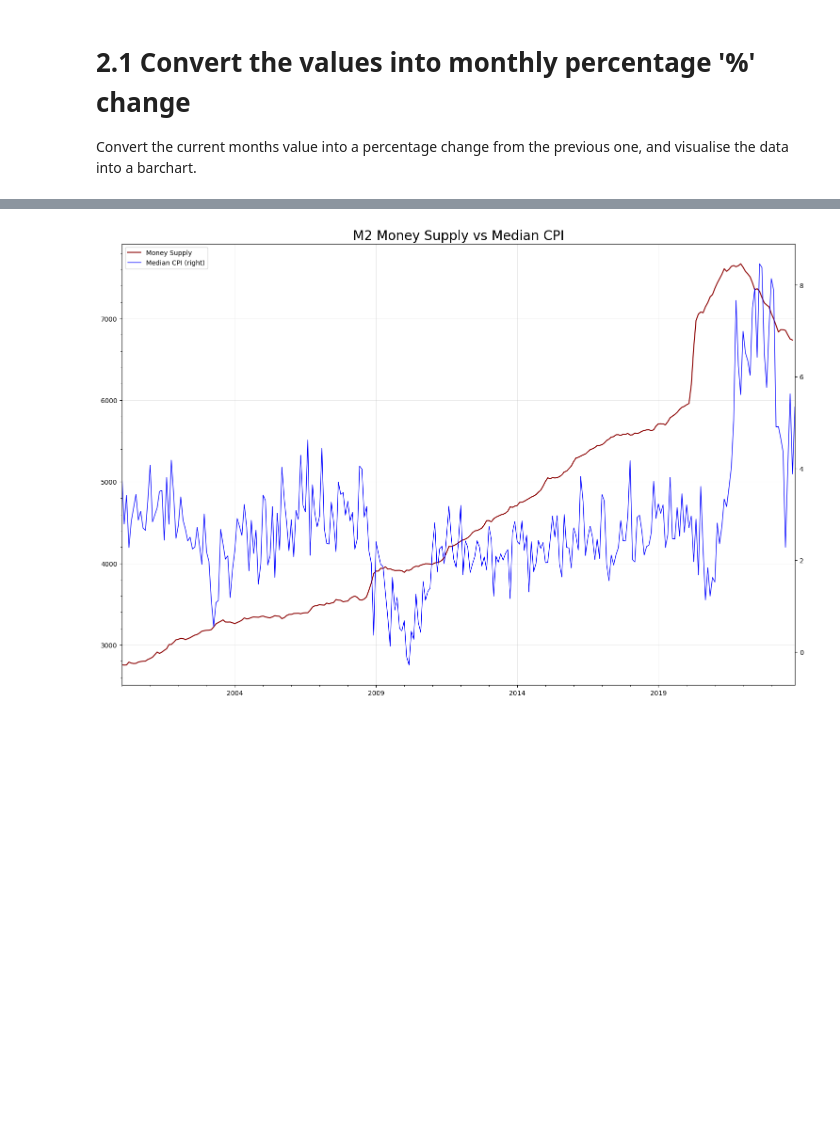
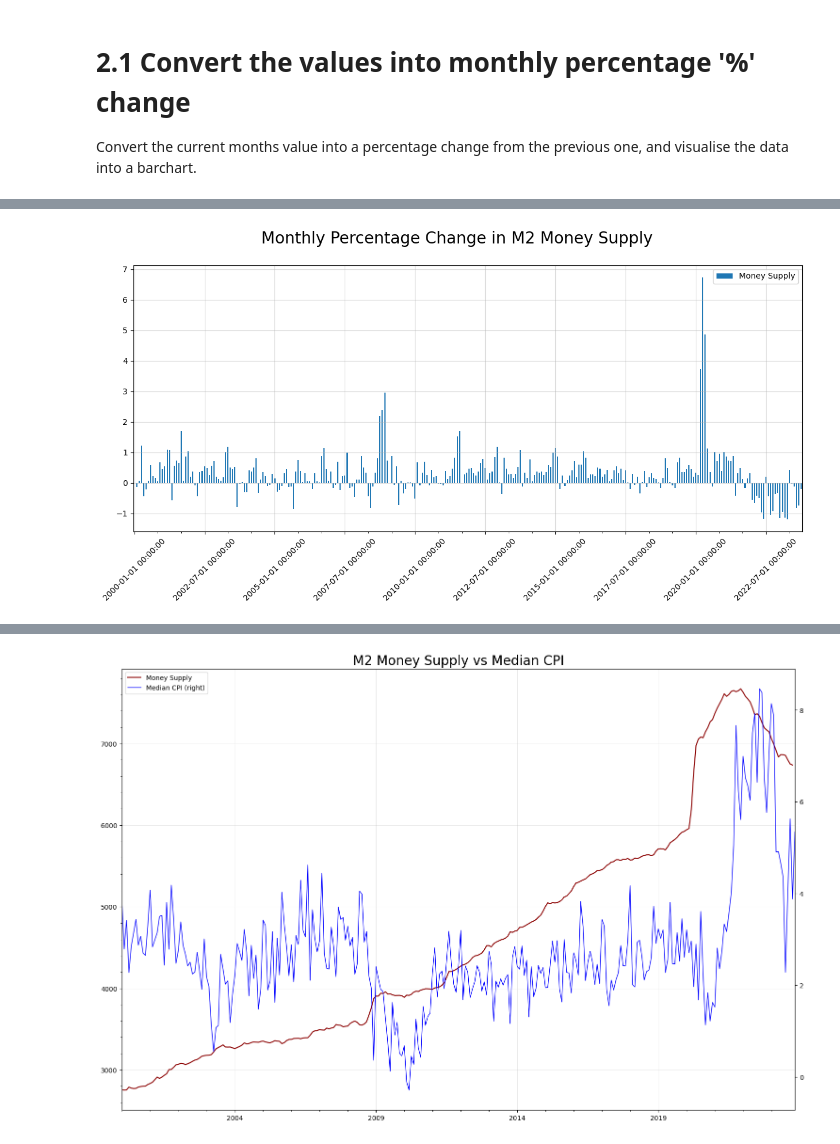
Before and after one commit to Dan-Mihaylov/Economic-Data-Analysis, a Jupyter notebook: m2_money_supply_median_cpi_analysis.ipynb, the cells around one changed output, grey strips where cells are left out. Saved outputs shown, nothing was run; the diff lists cells and outputs as text; code cells hidden in the pictures; blank space fills up the shorter version.

Commit message:
Created More Graphs
Created more graphs and added information to what am I doing.

```diff
--- a/m2_money_supply_median_cpi_analysis.ipynb
+++ b/m2_money_supply_median_cpi_analysis.ipynb
@@ -46,19 +47,38 @@ m2_df_2000_2023.plot(kind='line', figsize=(15, 6), grid=True)
 Convert the current months value into a percentage change from the previous one, and visualise the data into a barchart.
 # %%
 from copy import copy
+import matplotlib.dates as mdates
+from matplotlib.ticker import MultipleLocator
+
 
 prev_value = None
 m2_df_2000_2023_monthly_pchange = copy(m2_df_2000_2023)
 for index, value in m2_df_2000_2023_monthly_pchange['Money Supply'].items():
     if prev_value is None:
         m2_df_2000_2023_monthly_pchange.at[index, 'Money Supply'] = 0
     else:
         difference = value - prev_value
         percentage = round(((difference / value) * 100), 2)
         m2_df_2000_2023_monthly_pchange.at[index, 'Money Supply'] = percentage
     prev_value = value
 
 bar_chart = px.bar(m2_df_2000_2023_monthly_pchange, title='Percentage Increase Of Money Supply By Month')
 bar_chart.show()
+
+fig, ax = plt.subplots(figsize=(15, 6))
+fig.suptitle('Monthly Percentage Change in M2 Money Supply', fontsize=20)
+m2_df_2000_2023_monthly_pchange.plot(kind='bar', ax=ax)
+
+# cdf = mdates.ConciseDateFormatter(ax.xaxis.get_major_locator())
+# ax.xaxis.set_major_formatter(cdf)
+ax.grid(True, alpha=0.5)
+ax.xaxis.set_major_locator(MultipleLocator(30))
+ax.xaxis.set_minor_locator(MultipleLocator(10))
+
+for tick_label in ax.get_xticklabels():
+    tick_label.set_rotation(45)
+
+plt.show()
 # %% [output]
 [interactive output not drawn]
+[figure, added]
```
Also changed, not shown: parts of 3 cells of this notebook.
